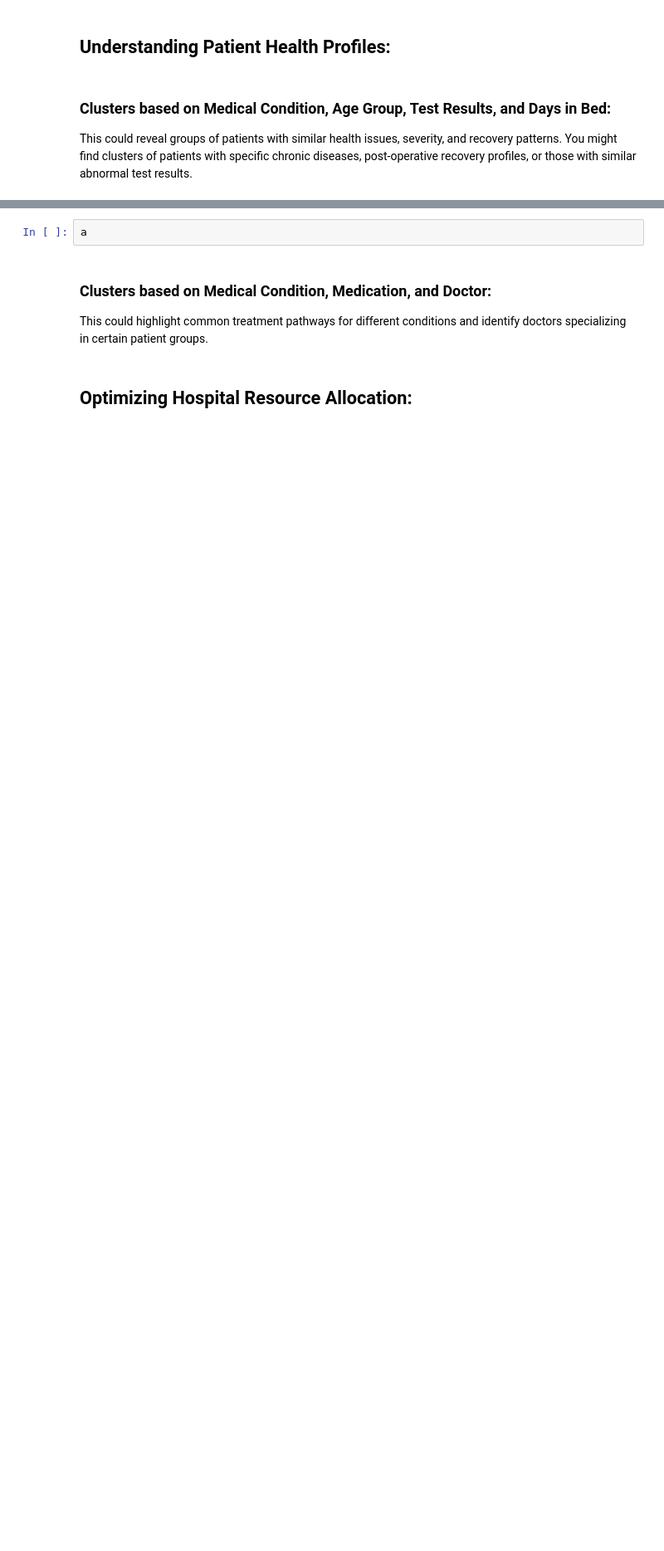
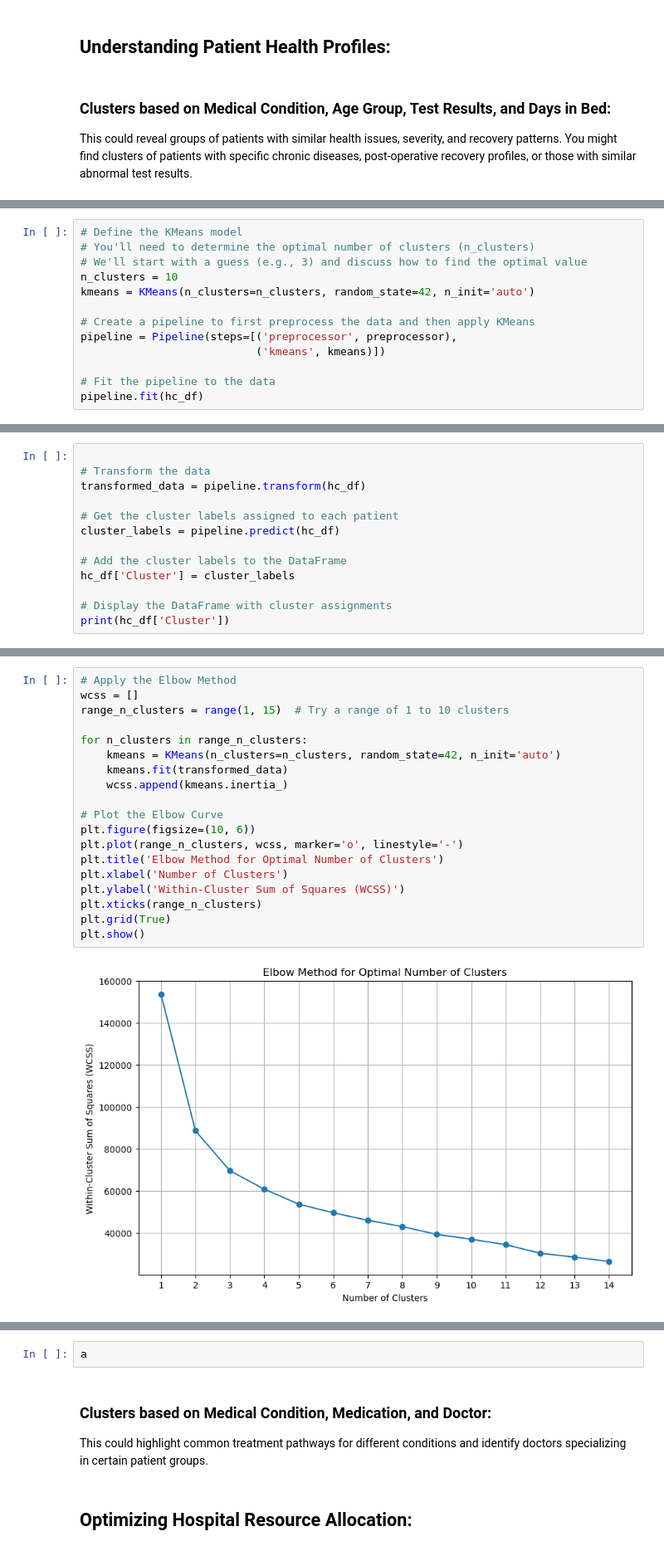
Before and after one commit to Amithmg6/nlp_aiwp_3129, a Jupyter notebook: healthcare_data_analysis.ipynb, the cells around one changed output, grey strips where cells are left out. Shown at 83% size. Drawn from its saved outputs; the diff is of its cells as text; blank space fills up the shorter version.

Commit message:
cluster analysis

```diff
--- a/healthcare_data_analysis.ipynb
+++ b/healthcare_data_analysis.ipynb
@@ -633,0 +637,13 @@ This could reveal groups of patients with similar health issues, severity, and r
+# %%
+# Define the KMeans model
+# You'll need to determine the optimal number of clusters (n_clusters)
+# We'll start with a guess (e.g., 3) and discuss how to find the optimal value
+n_clusters = 10
+kmeans = KMeans(n_clusters=n_clusters, random_state=42, n_init='auto')
+
+# Create a pipeline to first preprocess the data and then apply KMeans
+pipeline = Pipeline(steps=[('preprocessor', preprocessor),
+                           ('kmeans', kmeans)])
+
+# Fit the pipeline to the data
+pipeline.fit(hc_df)
@@ -633,0 +660,13 @@ This could reveal groups of patients with similar health issues, severity, and r
+# %%
+
+# Transform the data
+transformed_data = pipeline.transform(hc_df)
+
+# Get the cluster labels assigned to each patient
+cluster_labels = pipeline.predict(hc_df)
+
+# Add the cluster labels to the DataFrame
+hc_df['Cluster'] = cluster_labels
+
+# Display the DataFrame with cluster assignments
+print(hc_df['Cluster'])
@@ -633,0 +686,21 @@ This could reveal groups of patients with similar health issues, severity, and r
+# %%
+# Apply the Elbow Method
+wcss = []
+range_n_clusters = range(1, 15)  # Try a range of 1 to 10 clusters
+
+for n_clusters in range_n_clusters:
+    kmeans = KMeans(n_clusters=n_clusters, random_state=42, n_init='auto')
+    kmeans.fit(transformed_data)
+    wcss.append(kmeans.inertia_)
+
+# Plot the Elbow Curve
+plt.figure(figsize=(10, 6))
+plt.plot(range_n_clusters, wcss, marker='o', linestyle='-')
+plt.title('Elbow Method for Optimal Number of Clusters')
+plt.xlabel('Number of Clusters')
+plt.ylabel('Within-Cluster Sum of Squares (WCSS)')
+plt.xticks(range_n_clusters)
+plt.grid(True)
+plt.show()
+# %% [output]
+[figure, added]
```
Also changed, not shown: parts of 19 cells of this notebook.
